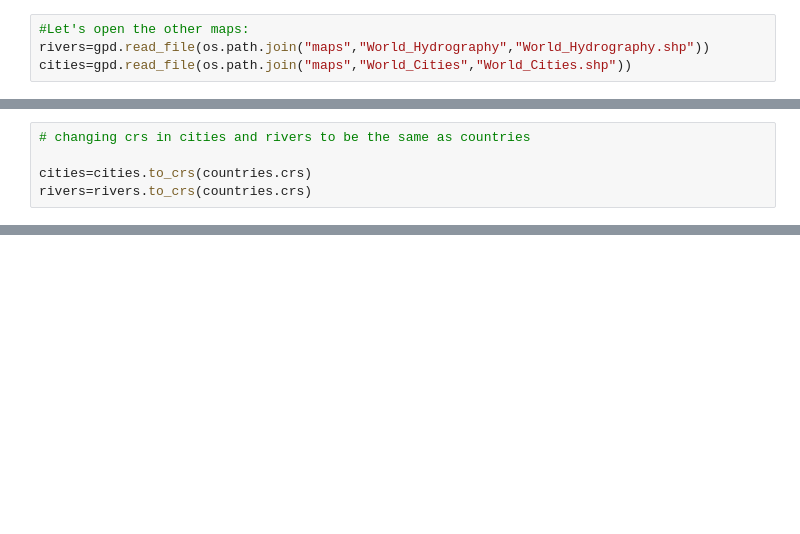
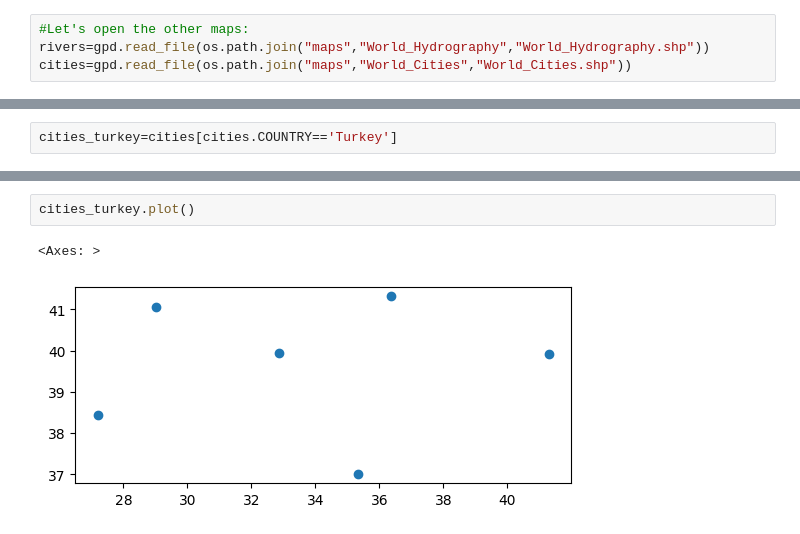
Before and after one commit to 1IAS21-Tarea/simpleplot, a Jupyter notebook: Evalucion2.ipynb, the cells around one changed output, grey strips where cells are left out. Saved outputs shown, nothing was run; the diff lists cells and outputs as text; blank space fills up the shorter version.

```diff
--- a/Evalucion2.ipynb
+++ b/Evalucion2.ipynb
@@ -71,5 +12,0 @@ Datum: World Geodetic System 1984 ensemble
-# %%
-# changing crs in cities and rivers to be the same as countries
-
-cities=cities.to_crs(countries.crs)
-rivers=rivers.to_crs(countries.crs)
@@ -248,0 +26,2 @@ m
+# %%
+cities_turkey=cities[cities.COUNTRY=='Turkey']
@@ -248,0 +85,5 @@ m
+# %%
+cities_turkey.plot()
+# %% [output]
+<Axes: >
+[figure, added]
```
Also changed, not shown: parts of 55 cells of this notebook, 1 other file.
